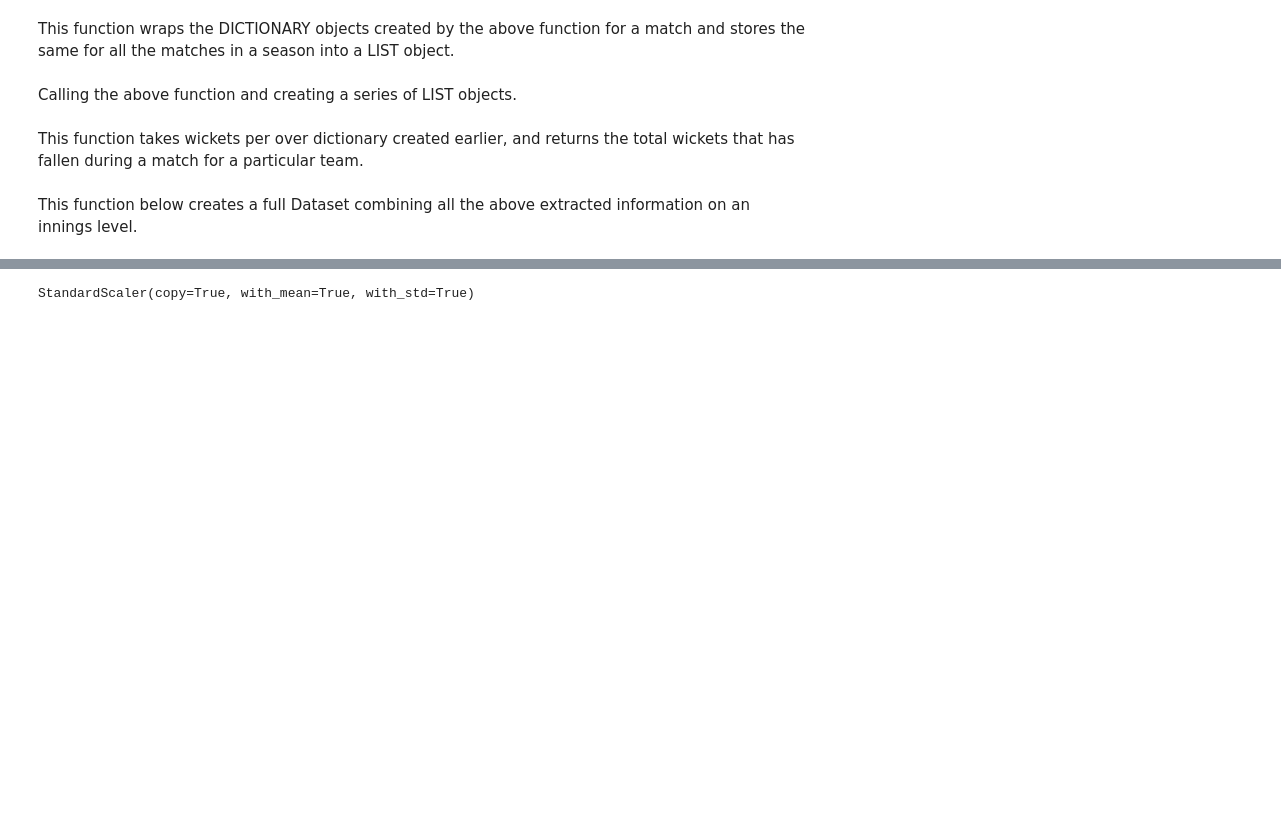
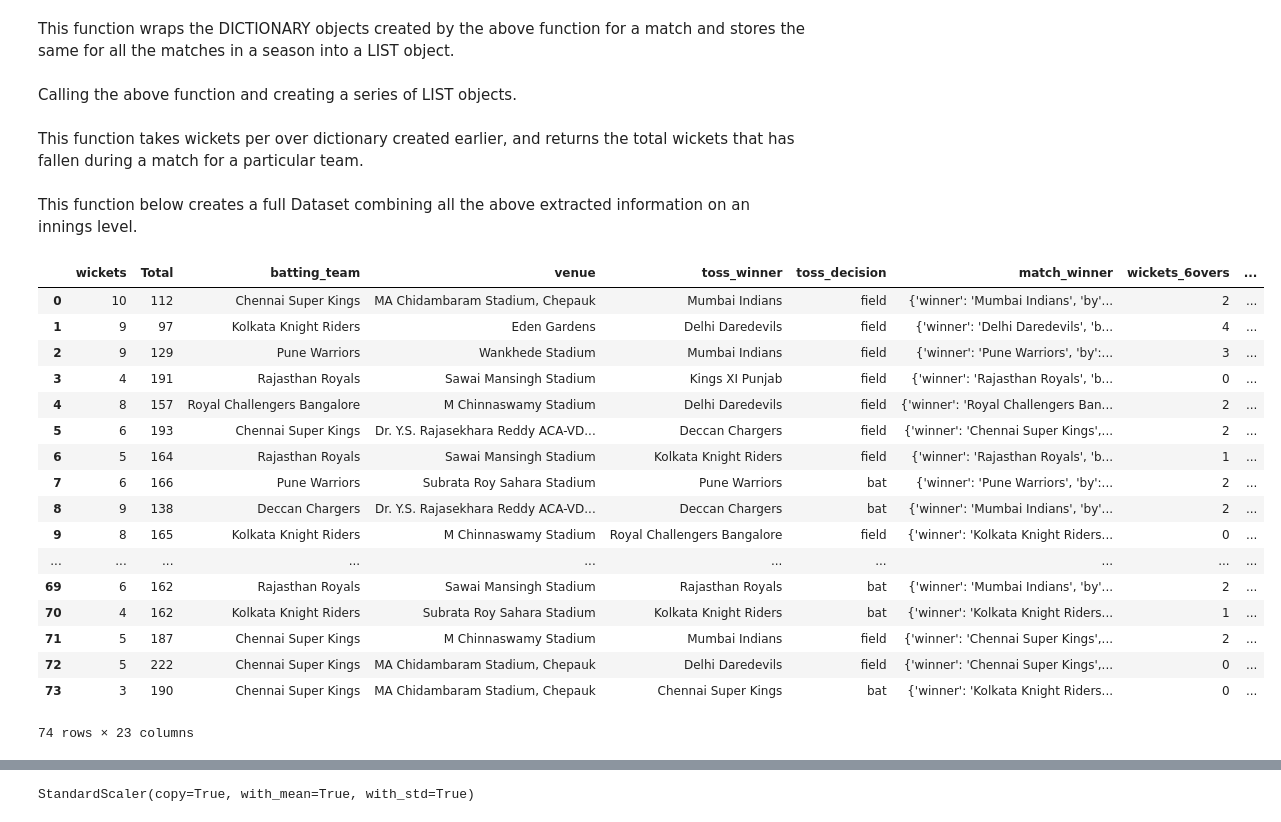
Before and after one commit to dhararkajit/arkajit_repo, a Jupyter notebook: IPL_all_matches_ballbyball.ipynb, the cells around one changed output, grey strips where cells are left out. Saved outputs shown, nothing was run; the diff lists cells and outputs as text; code cells hidden in the pictures; blank space fills up the shorter version.

```diff
--- a/IPL_all_matches_ballbyball.ipynb
+++ b/IPL_all_matches_ballbyball.ipynb
@@ -167,3 +168,4 @@ def create_full_dataset(rpo_inn, tr_inn , wpo_inn):
     return inn_df
 # %%
-i1_df = create_full_dataset(rpo_i2_2012, tr_i2_2012, wpo_i2_2012)
+i1_df = create_full_dataset(rpo_i1_2012, tr_i1_2012, wpo_i1_2012,team_i1_2012)
+i2_df = create_full_dataset(rpo_i2_2012, tr_i2_2012, wpo_i2_2012,team_i2_2012)
@@ -170,2 +184,2 @@ i1_df = create_full_dataset(rpo_i2_2012, tr_i2_2012, wpo_i2_2012)
 # %%
-misc_df = pd.DataFrame(misc_info_2008, columns =['venue','toss_winner','toss_decision','match_winner'])
+misc_df = pd.DataFrame(misc_info_2012, columns =['venue','toss_winner','toss_decision','match_winner'])
@@ -171,0 +194,10 @@ misc_df = pd.DataFrame(misc_info_2008, columns =['venue','toss_winner','toss_dec
+# %%
+i1_df_new = i1_df.drop(['runs_1','runs_2','runs_3','runs_4','runs_5','runs_6','runs_7','runs_8','runs_9','runs_10','runs_11','runs_12',
+                     'runs_13','runs_14','runs_15','runs_16','runs_17','runs_18','runs_19','runs_20','wickts_1','wickts_2',
+                     'wickts_3','wickts_4','wickts_5','wickts_6','wickts_7','wickts_8','wickts_9','wickts_10','wickts_11',
+                     'wickts_12','wickts_13','wickts_14','wickts_15','wickts_16','wickts_17','wickts_18','wickts_19','wickts_20'], axis=1)
+
+i2_df_new = i2_df.drop(['runs_1','runs_2','runs_3','runs_4','runs_5','runs_6','runs_7','runs_8','runs_9','runs_10','runs_11','runs_12',
+                     'runs_13','runs_14','runs_15','runs_16','runs_17','runs_18','runs_19','runs_20','wickts_1','wickts_2',
+                     'wickts_3','wickts_4','wickts_5','wickts_6','wickts_7','wickts_8','wickts_9','wickts_10','wickts_11',
+                     'wickts_12','wickts_13','wickts_14','wickts_15','wickts_16','wickts_17','wickts_18','wickts_19','wickts_20'], axis=1)
@@ -171,0 +211,24 @@ misc_df = pd.DataFrame(misc_info_2008, columns =['venue','toss_winner','toss_dec
+# %%
+i1_df_new = i1_df_new.join(misc_df)
+i2_df_new = i2_df_new.join(misc_df)
+# %%
+i1_df_new
+# %% [output]
+|  | wickets | Total | batting_team | venue | toss_winner | toss_decision | match_winner | wickets_6overs | ... |
+| 0 | 10 | 112 | Chennai Super Kings | MA Chidambaram Stadium, Chepauk | Mumbai Indians | field | {'winner': 'Mumbai Indians', 'by'... | 2 | ... |
+| 1 | 9 | 97 | Kolkata Knight Riders | Eden Gardens | Delhi Daredevils | field | {'winner': 'Delhi Daredevils', 'b... | 4 | ... |
+| 2 | 9 | 129 | Pune Warriors | Wankhede Stadium | Mumbai Indians | field | {'winner': 'Pune Warriors', 'by':... | 3 | ... |
+| 3 | 4 | 191 | Rajasthan Royals | Sawai Mansingh Stadium | Kings XI Punjab | field | {'winner': 'Rajasthan Royals', 'b... | 0 | ... |
+| 4 | 8 | 157 | Royal Challengers Bangalore | M Chinnaswamy Stadium | Delhi Daredevils | field | {'winner': 'Royal Challengers Ban... | 2 | ... |
+| 5 | 6 | 193 | Chennai Super Kings | Dr. Y.S. Rajasekhara Reddy ACA-VD... | Deccan Chargers | field | {'winner': 'Chennai Super Kings',... | 2 | ... |
+| 6 | 5 | 164 | Rajasthan Royals | Sawai Mansingh Stadium | Kolkata Knight Riders | field | {'winner': 'Rajasthan Royals', 'b... | 1 | ... |
+| 7 | 6 | 166 | Pune Warriors | Subrata Roy Sahara Stadium | Pune Warriors | bat | {'winner': 'Pune Warriors', 'by':... | 2 | ... |
+| 8 | 9 | 138 | Deccan Chargers | Dr. Y.S. Rajasekhara Reddy ACA-VD... | Deccan Chargers | bat | {'winner': 'Mumbai Indians', 'by'... | 2 | ... |
+| 9 | 8 | 165 | Kolkata Knight Riders | M Chinnaswamy Stadium | Royal Challengers Bangalore | field | {'winner': 'Kolkata Knight Riders... | 0 | ... |
+| ... | ... | ... | ... | ... | ... | ... | ... | ... | ... |
+| 69 | 6 | 162 | Rajasthan Royals | Sawai Mansingh Stadium | Rajasthan Royals | bat | {'winner': 'Mumbai Indians', 'by'... | 2 | ... |
+| 70 | 4 | 162 | Kolkata Knight Riders | Subrata Roy Sahara Stadium | Kolkata Knight Riders | bat | {'winner': 'Kolkata Knight Riders... | 1 | ... |
+| 71 | 5 | 187 | Chennai Super Kings | M Chinnaswamy Stadium | Mumbai Indians | field | {'winner': 'Chennai Super Kings',... | 2 | ... |
+| 72 | 5 | 222 | Chennai Super Kings | MA Chidambaram Stadium, Chepauk | Delhi Daredevils | field | {'winner': 'Chennai Super Kings',... | 0 | ... |
+| 73 | 3 | 190 | Chennai Super Kings | MA Chidambaram Stadium, Chepauk | Chennai Super Kings | bat | {'winner': 'Kolkata Knight Riders... | 0 | ... |
+74 rows × 23 columns
```
Also changed, not shown: parts of 43 cells of this notebook, 4 other files.
